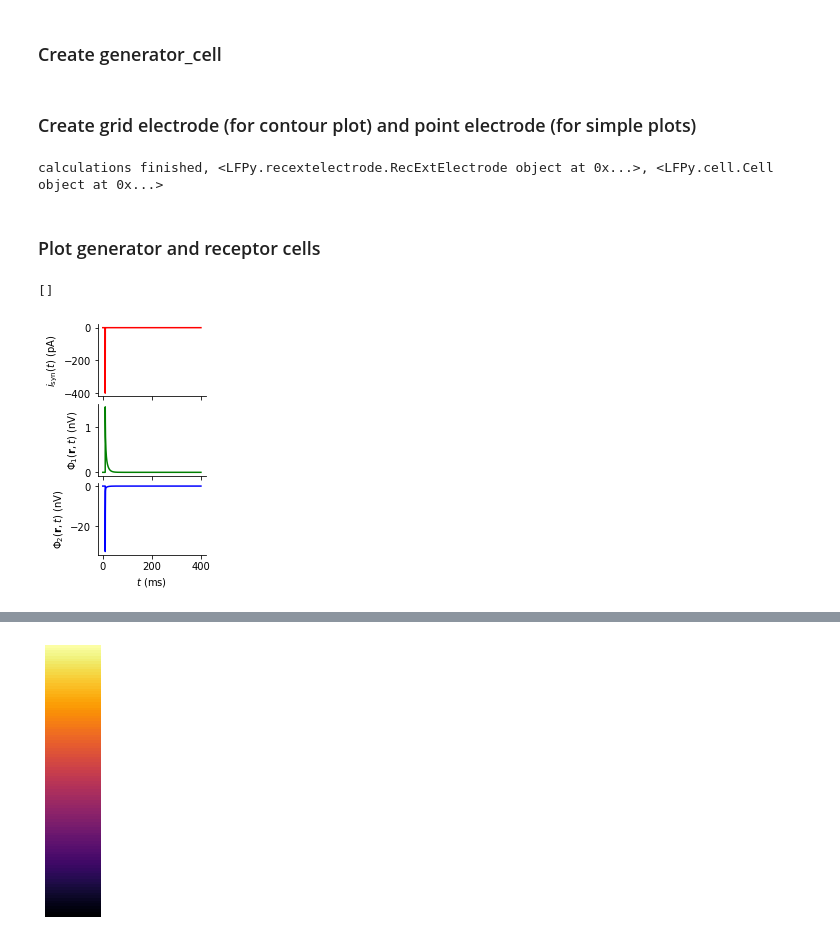
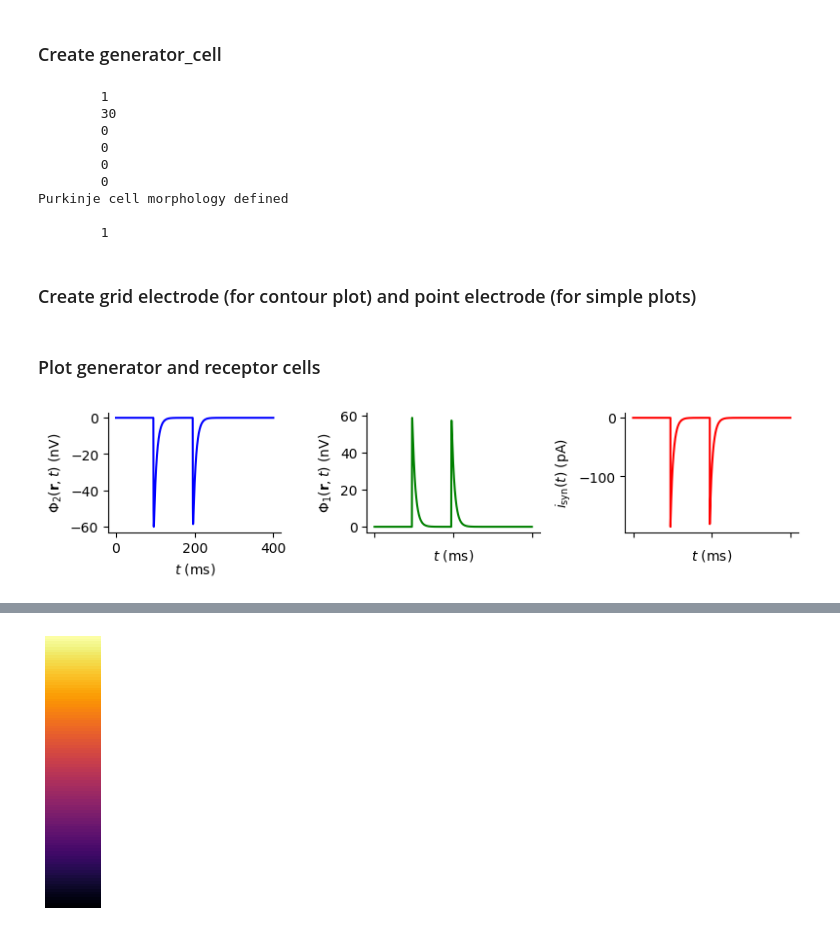
Before and after one commit to gabi-melo/lascon-project, a Jupyter notebook: try_our_own_purkinje_cells_contour_time.ipynb, the cells around one changed output, grey strips where cells are left out. Cells and saved outputs as stored; diff of their text form; code cells hidden in the pictures.

Commit message:
Purkinje files

```diff
--- a/try_our_own_purkinje_cells_contour_time.ipynb
+++ b/try_our_own_purkinje_cells_contour_time.ipynb
@@ -53,7 +53,7 @@ LFPy.cell.neuron.h("forall delete_section()")
 # initialize cell instance, using the LFPy.Cell class
 generator_cell = LFPy.Cell(**cellParameters)
 # align cell
-generator_cell.set_rotation(x=4.99, y=-4.33, z=0)
+generator_cell.set_rotation(x=4.729, y=-3.166)
 
 # create synapse
 synapse_parameters = {
@@ -67,26 +67,22 @@ synapse_parameters = {
 
 synapse = LFPy.Synapse(generator_cell, **synapse_parameters)
 synapse.set_spike_times(np.array([95, 195]))      # spike times
+# %% [output]
+        1
+        30
+        0
+        0
+        0
+        0
+Purkinje cell morphology defined
+
+        1
 # %% [markdown]
 ### Create grid electrode (for contour plot) and point electrode (for simple plots)
 # %%
-# place electrodes at each segment of the cell
-# define parameters for extracellular recording electrode, using optional method
-# x,y,z are coordinates of contacts (from the grid in xz-plane over which we calculate local field potentials)
-electrodeParameters = {
-    'sigma' : 0.6,                  # extracellular conductivity
-    'x' : generator_cell.xmid+100,  # + distance of the electrodes to the receptor cell
-    'y' : generator_cell.ymid,
-    'z' : generator_cell.zmid,
-    'method' : 'soma_as_point',     # sphere source soma segment
-    'N' : np.array([[0, 1, 0]]*generator_cell.xmid.size),      # surface normals
-    'r' : 2.5,                      # contact site radius
-    'n' : 20,                       # datapoints for averaging
-}
-
 # create a grid of measurement locations, in (mum)
 #X, Z = np.mgrid[-300:300:20, -150:1200:10]  #Zoom
-X, Z = np.mgrid[-2000:2000:50, -2050:2200:100]
+X, Z = np.mgrid[-150:220:10, -100:250:10]
 Y = np.zeros(X.shape)
 
 # define electrode parameters
@@ -101,9 +97,9 @@ grid_electrode_parameters = {
 # define electrode parameters
 point_electrode_parameters = {
     'sigma' : 0.6,                    # extracellular conductivity
-    'x' : np.array([130., 220.]),     # positions of the first(blue) and second(green) electrode
+    'x' : np.array([80.44137469, 19.73905182]),     # positions of the first(blue) and second(green) electrode
     'y' : np.array([   0.,    0.]),
-    'z' : np.array([   0.,  700.]),
+    'z' : np.array([   47.26621657,  170.46665192]),
 }
 
 # run simulation, electrode object argument in cell.simulate
@@ -116,53 +112,49 @@ point_electrode = LFPy.RecExtElectrode(generator_cell,**point_electrode_paramete
 # calculate LFPs
 grid_electrode.calc_lfp()
 point_electrode.calc_lfp()
-# %% [output]
-calculations finished, <LFPy.recextelectrode.RecExtElectrode object at 0x...>, <LFPy.cell.Cell object at 0x...>
 # %% [markdown]
 ### Plot generator and receptor cells
 # %%
+plt.figure(figsize=(8, 2), dpi=100)
 # plot LFP blue electrode [0]
-plt.axes([.15,.10,.25,.25])
+plt.subplot(1,3,1)
 plt.plot(generator_cell.tvec,point_electrode.LFP[0]*1e6,color='blue', clip_on=False)
 plt.ylabel(r'$\Phi_2(\mathbf{r},t)$ (nV)')
 plt.xlabel(r'$t$ (ms)')
-plt.axis('tight')
 ax = plt.gca()
 for loc, spine in ax.spines.items():
     if loc in ['right', 'top']:
         spine.set_color('none')
 ax.xaxis.set_ticks_position('bottom')
 ax.yaxis.set_ticks_position('left')
 
 # plot LFP green electrode
-plt.axes([.15,.375,.25,.25])
+plt.subplot(1,3,2)
 plt.plot(generator_cell.tvec,point_electrode.LFP[1]*1e6,color='green', clip_on=False)
 plt.ylabel(r'$\Phi_1(\mathbf{r}, t)$ (nV)')
-plt.axis('tight')
+plt.xlabel(r'$t$ (ms)')
 ax = plt.gca()
 for loc, spine in ax.spines.items():
     if loc in ['right', 'top']:
         spine.set_color('none')
 ax.xaxis.set_ticks_position('bottom')
 ax.yaxis.set_ticks_position('left')
 ax.set_xticklabels([])
 
 # plot synapse electrode
-plt.axes([.15,.65,.25,.25])
+plt.subplot(1,3,3)
 plt.plot(generator_cell.tvec,synapse.i*1E3, color='red', clip_on=False)
 plt.ylabel(r'$i_\mathrm{syn}(t)$ (pA)')
-plt.axis('tight')
+plt.xlabel(r'$t$ (ms)')
 ax = plt.gca()
 for loc, spine in ax.spines.items():
     if loc in ['right', 'top']:
         spine.set_color('none')
 ax.xaxis.set_ticks_position('bottom')
 ax.yaxis.set_ticks_position('left')
 ax.set_xticklabels([])
 
-# optionally save figure
-# plt.savefig('contour_plot.pdf', dpi=300)
+plt.tight_layout()
 # %% [output]
-[]
-[figure, old version]
+[figure, new version]
 # %%
```
Also changed, not shown: parts of 3 cells of this notebook, 2 other files.
